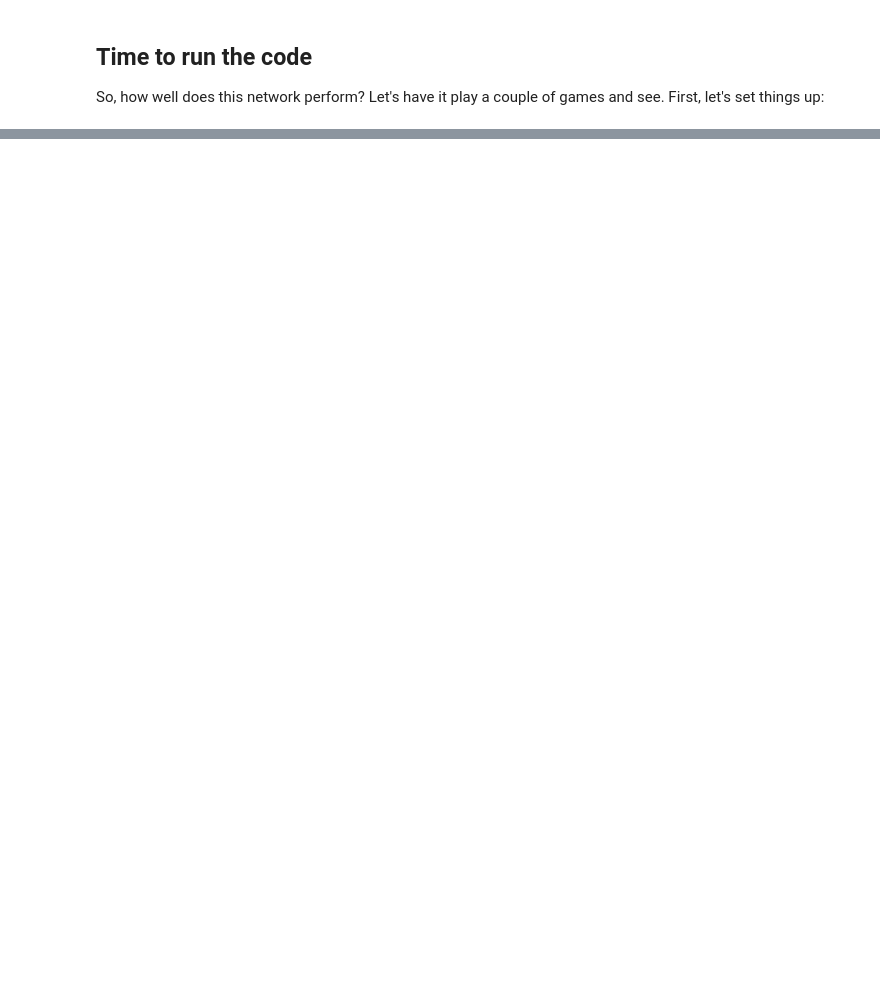
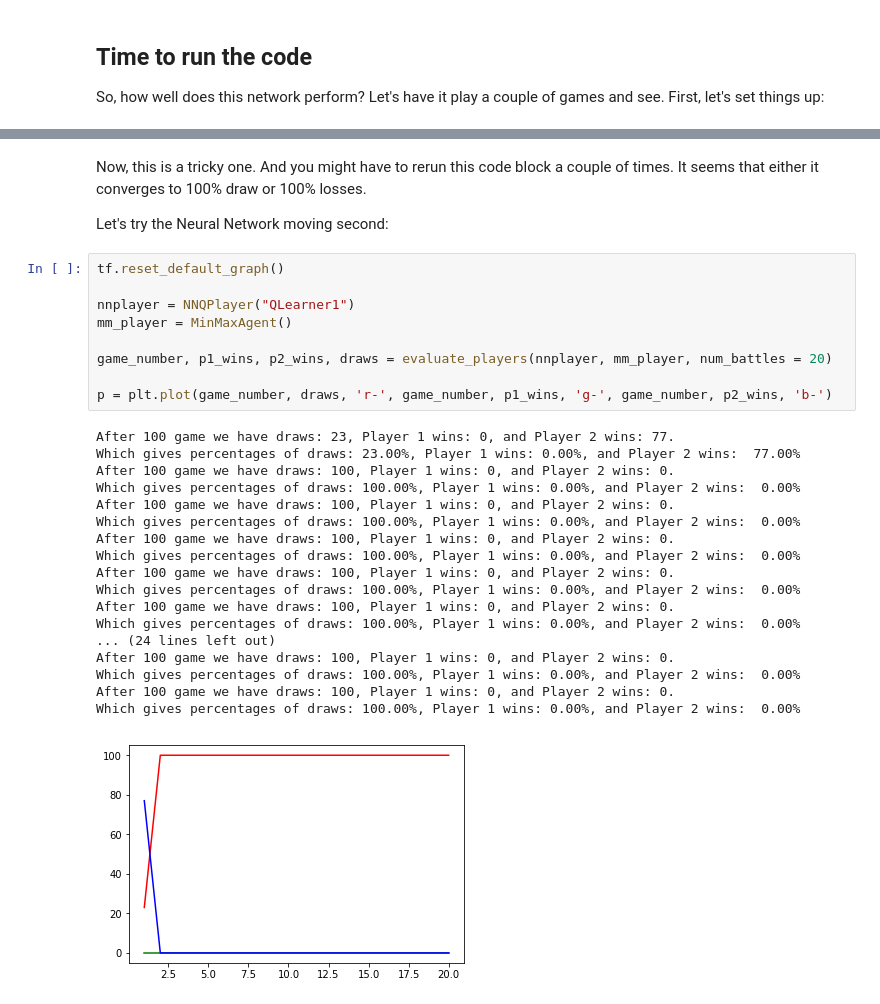
Before and after one commit to fcarsten/tic-tac-toe, a Jupyter notebook: Part4-NeuralNetworkQLearning.ipynb, the cells around one changed output, grey strips where cells are left out. Saved outputs shown, nothing was run; the diff lists cells and outputs as text; blank space fills up the shorter version.

```diff
--- a/Part4-NeuralNetworkQLearning.ipynb
+++ b/Part4-NeuralNetworkQLearning.ipynb
@@ -145,0 +404,32 @@ So, how well does this network perform? Let's have it play a couple of games and
+# %% [markdown]
+Now, this is a tricky one. And you might have to rerun this code block a couple of times. It seems that either it converges to 100% draw or 100% losses.
+
+Let's try the Neural Network moving second:
+# %%
+tf.reset_default_graph()
+
+nnplayer = NNQPlayer("QLearner1")
+mm_player = MinMaxAgent()
+
+game_number, p1_wins, p2_wins, draws = evaluate_players(nnplayer, mm_player, num_battles = 20)
+
+p = plt.plot(game_number, draws, 'r-', game_number, p1_wins, 'g-', game_number, p2_wins, 'b-')
+# %% [output]
+After 100 game we have draws: 23, Player 1 wins: 0, and Player 2 wins: 77.
+Which gives percentages of draws: 23.00%, Player 1 wins: 0.00%, and Player 2 wins:  77.00%
+After 100 game we have draws: 100, Player 1 wins: 0, and Player 2 wins: 0.
+Which gives percentages of draws: 100.00%, Player 1 wins: 0.00%, and Player 2 wins:  0.00%
+After 100 game we have draws: 100, Player 1 wins: 0, and Player 2 wins: 0.
+Which gives percentages of draws: 100.00%, Player 1 wins: 0.00%, and Player 2 wins:  0.00%
+After 100 game we have draws: 100, Player 1 wins: 0, and Player 2 wins: 0.
+Which gives percentages of draws: 100.00%, Player 1 wins: 0.00%, and Player 2 wins:  0.00%
+After 100 game we have draws: 100, Player 1 wins: 0, and Player 2 wins: 0.
+Which gives percentages of draws: 100.00%, Player 1 wins: 0.00%, and Player 2 wins:  0.00%
+After 100 game we have draws: 100, Player 1 wins: 0, and Player 2 wins: 0.
+Which gives percentages of draws: 100.00%, Player 1 wins: 0.00%, and Player 2 wins:  0.00%
+... (24 lines left out)
+After 100 game we have draws: 100, Player 1 wins: 0, and Player 2 wins: 0.
+Which gives percentages of draws: 100.00%, Player 1 wins: 0.00%, and Player 2 wins:  0.00%
+After 100 game we have draws: 100, Player 1 wins: 0, and Player 2 wins: 0.
+Which gives percentages of draws: 100.00%, Player 1 wins: 0.00%, and Player 2 wins:  0.00%
+[figure, added]
```
Also changed, not shown: parts of 13 cells of this notebook, 1 other file.
